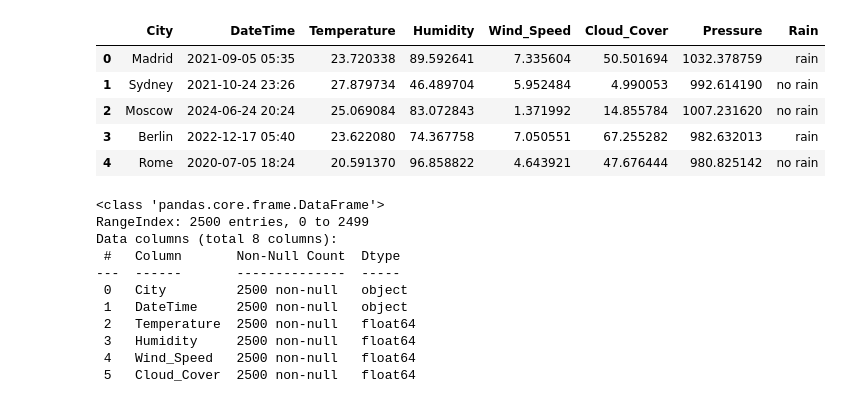
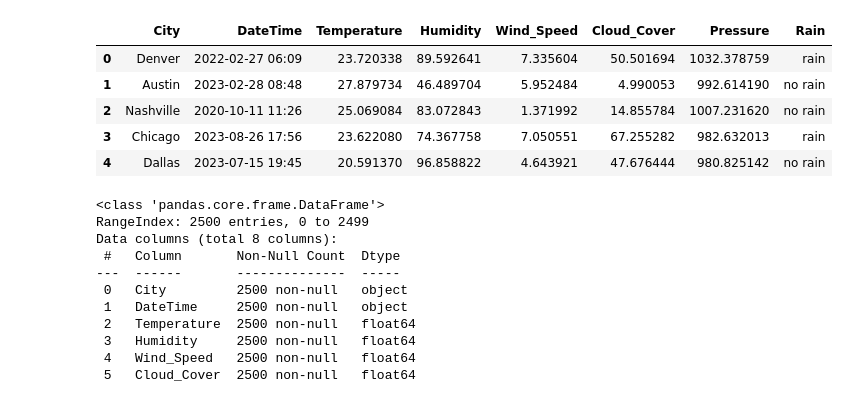
Before and after one commit to badtzmaruu/MLG382-CYO, a Jupyter notebook: Notebooks/Preprocessing.ipynb, the cells around one changed output. Drawn from its saved outputs; the diff is of its cells as text; code cells hidden in the pictures.

```diff
--- a/Notebooks/Preprocessing.ipynb
+++ b/Notebooks/Preprocessing.ipynb
@@ -7,15 +7,15 @@ import seaborn as sns
 from scipy.stats import skew
 from sklearn.preprocessing import StandardScaler
 # %%
-df = pd.read_csv('../Data/updated_weather_dataset.csv')
+df = pd.read_csv('../Data/us_weather_dataset.csv')
 display(df.head())
 # %% [output]
 |  | City | DateTime | Temperature | Humidity | Wind_Speed | Cloud_Cover | Pressure | Rain |
-| 0 | Madrid | 2021-09-05 05:35 | 23.720338 | 89.592641 | 7.335604 | 50.501694 | 1032.378759 | rain |
-| 1 | Sydney | 2021-10-24 23:26 | 27.879734 | 46.489704 | 5.952484 | 4.990053 | 992.614190 | no rain |
-| 2 | Moscow | 2024-06-24 20:24 | 25.069084 | 83.072843 | 1.371992 | 14.855784 | 1007.231620 | no rain |
-| 3 | Berlin | 2022-12-17 05:40 | 23.622080 | 74.367758 | 7.050551 | 67.255282 | 982.632013 | rain |
-| 4 | Rome | 2020-07-05 18:24 | 20.591370 | 96.858822 | 4.643921 | 47.676444 | 980.825142 | no rain |
+| 0 | Denver | 2022-02-27 06:09 | 23.720338 | 89.592641 | 7.335604 | 50.501694 | 1032.378759 | rain |
+| 1 | Austin | 2023-02-28 08:48 | 27.879734 | 46.489704 | 5.952484 | 4.990053 | 992.614190 | no rain |
+| 2 | Nashville | 2020-10-11 11:26 | 25.069084 | 83.072843 | 1.371992 | 14.855784 | 1007.231620 | no rain |
+| 3 | Chicago | 2023-08-26 17:56 | 23.622080 | 74.367758 | 7.050551 | 67.255282 | 982.632013 | rain |
+| 4 | Dallas | 2023-07-15 19:45 | 20.591370 | 96.858822 | 4.643921 | 47.676444 | 980.825142 | no rain |
 # %%
 display(df.info())
 # %% [output]
```
Also changed, not shown: parts of 5 cells of this notebook, 1 other file.
